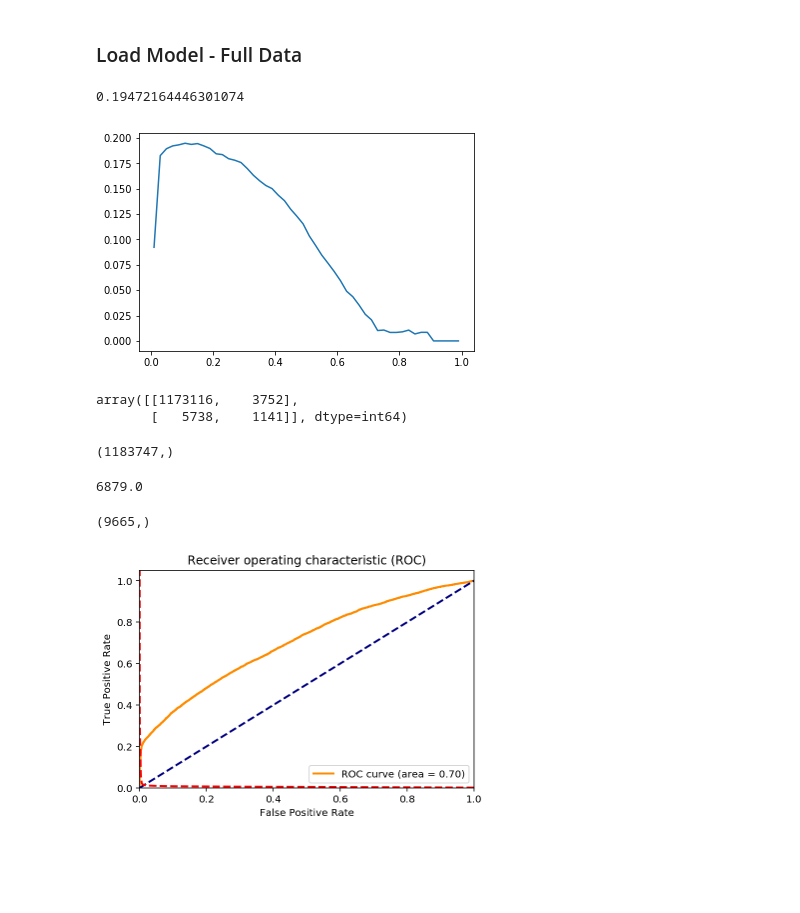
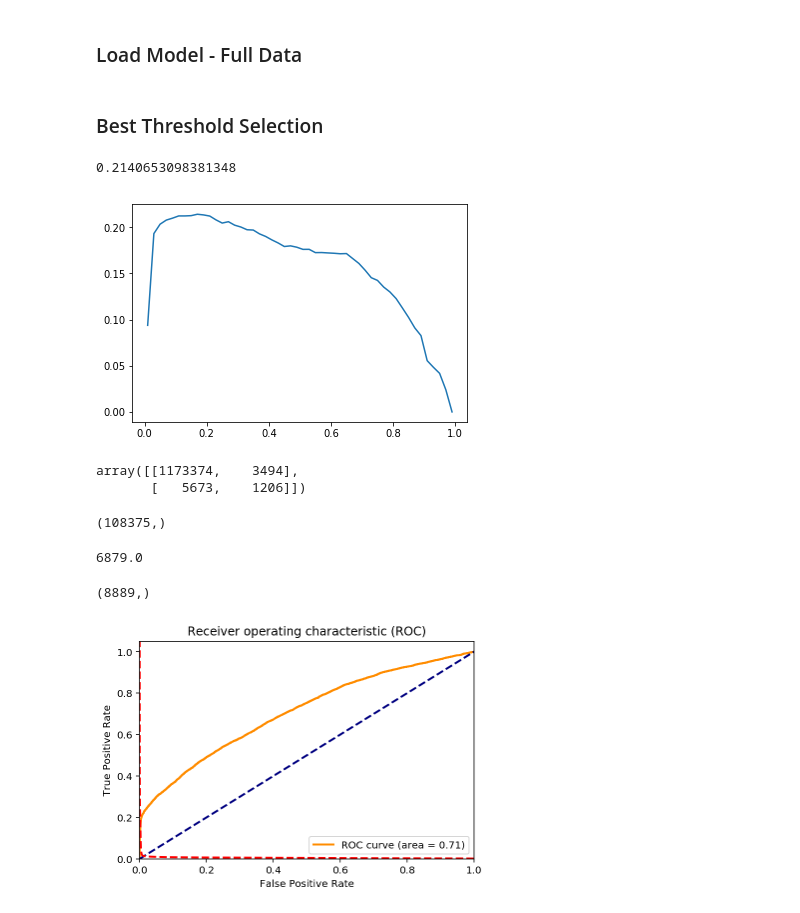
Before and after one commit to mohan-mj/Manufacturing_Line-i4.0, a Jupyter notebook: Shop_Floor_v1.ipynb, the cells around one changed output. Drawn from its saved outputs; the diff is of its cells as text; code cells hidden in the pictures; blank space fills up the shorter version.

```diff
--- a/Shop_Floor_v1.ipynb
+++ b/Shop_Floor_v1.ipynb
@@ -210,12 +211,13 @@ y_full = pd.read_csv(zf2.open("train_numeric.csv"), index_col=0, dtype=np.float3
 clf_full_data = XGBClassifier(max_depth=5, base_score=0.005)
 skf = StratifiedKFold()
 skf.get_n_splits(X_full, y_full)
-preds = np.ones(y.shape[0])
-for train_index, test_index in skf.split(X, y):
+preds = np.ones(y_full.shape[0])
+
+for train_index, test_index in skf.split(X_full, y_full):
     print("TRAIN:", train_index, "TEST:", test_index)
     #X_train, X_test = X[train_index], X[test_index]
     #y_train, y_test = y[train_index], y[test_index]
 
-    preds[test_index] = clf_full_data.fit(X_full[train_index], y_full[train_index]).predict_proba(X[test_index])[:,1]
+    preds[test_index] = clf_full_data.fit(X_full[train_index], y_full[train_index]).predict_proba(X_full[test_index])[:,1]
     print("ROC AUC: ", roc_auc_score(y_full[test_index], preds[test_index]))
 # %% [output]
@@ -234,25 +242,27 @@ pickle.dump(clf_full_data, open(filename, 'wb'))
 # %%
 # load the model from disk
 clf_full_data = pickle.load(open(filename, 'rb'))
+# %% [markdown]
+### Best Threshold Selection
 # %%
 # pick the best threshold out-of-fold
 thresholds = np.linspace(0.01, 0.99, 50)
-mcc = np.array([matthews_corrcoef(y, preds>thr) for thr in thresholds])
+mcc = np.array([matthews_corrcoef(y_full, preds>thr) for thr in thresholds])
 plt.plot(thresholds, mcc)
 best_threshold = thresholds[mcc.argmax()]
 print(mcc.max())
 # %% [output]
-0.19472164446301074
+0.2140653098381348
-[figure, old version]
+[figure, new version]
 # %%
 from sklearn.metrics import confusion_matrix, roc_curve, auc
 # %%
-confusion_matrix(y, preds>0.08)
+confusion_matrix(y_full, preds>0.08)
 # %% [output]
-array([[1173116,    3752],
-       [   5738,    1141]], dtype=int64)
+array([[1173374,    3494],
+       [   5673,    1206]])
 # %%
-y.shape
+y_full.shape
 # %% [output]
-(1183747,)
+(108375,)
 # %%
@@ -262,5 +272,5 @@ y.sum()
 # %%
 preds[preds>.02].shape
 # %% [output]
-(9665,)
+(8889,)
 # %%
```
Also changed, not shown: parts of 20 cells of this notebook.
